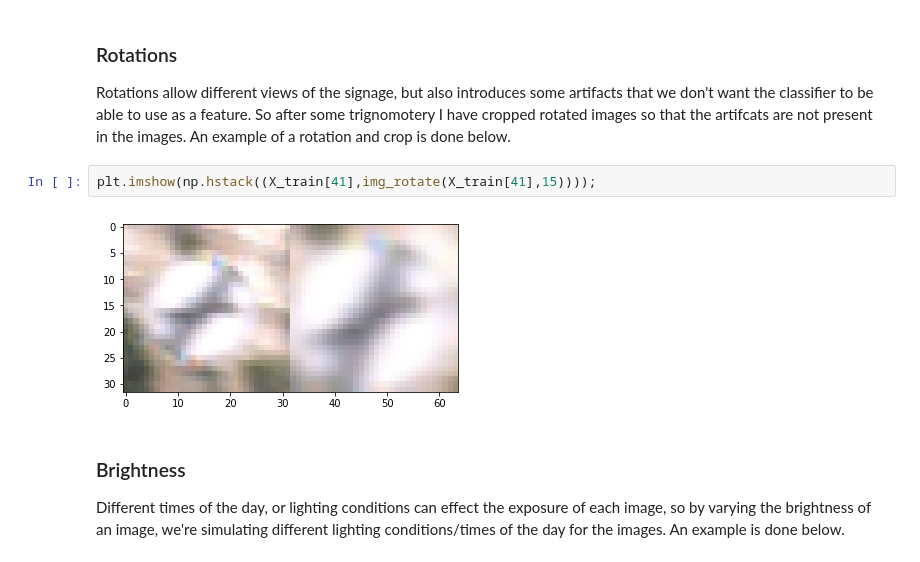
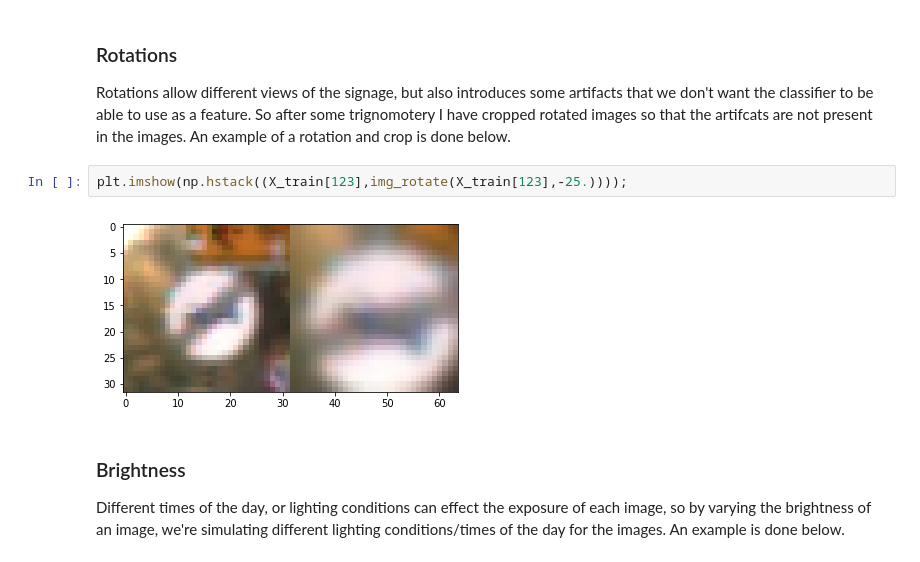
Before and after one commit to BVPhD/Udacity_SDC, a Jupyter notebook: COVNET_Road_Sign_Classifier/Traffic_Sign_Classifier.ipynb, the cells around one changed output. Saved outputs shown, nothing was run; the diff lists cells and outputs as text.

```diff
--- a/COVNET_Road_Sign_Classifier/Traffic_Sign_Classifier.ipynb
+++ b/COVNET_Road_Sign_Classifier/Traffic_Sign_Classifier.ipynb
@@ -227,9 +318,9 @@ def img_rand_perspective(img,scale=0.0):
 
 Rotations allow different views of the signage, but also introduces some artifacts that we don't want the classifier to be able to use as a feature.  So after some trignomotery I have cropped rotated images so that the artifcats are not present in the images. An example of a rotation and crop is done below.
 # %%
-plt.imshow(np.hstack((X_train[41],img_rotate(X_train[41],15))));
+plt.imshow(np.hstack((X_train[123],img_rotate(X_train[123],-25.))));
 # %% [output]
-[figure, old version]
+[figure, new version]
 # %% [markdown]
 ### Brightness
 
```
Also changed, not shown: parts of 56 cells of this notebook.
